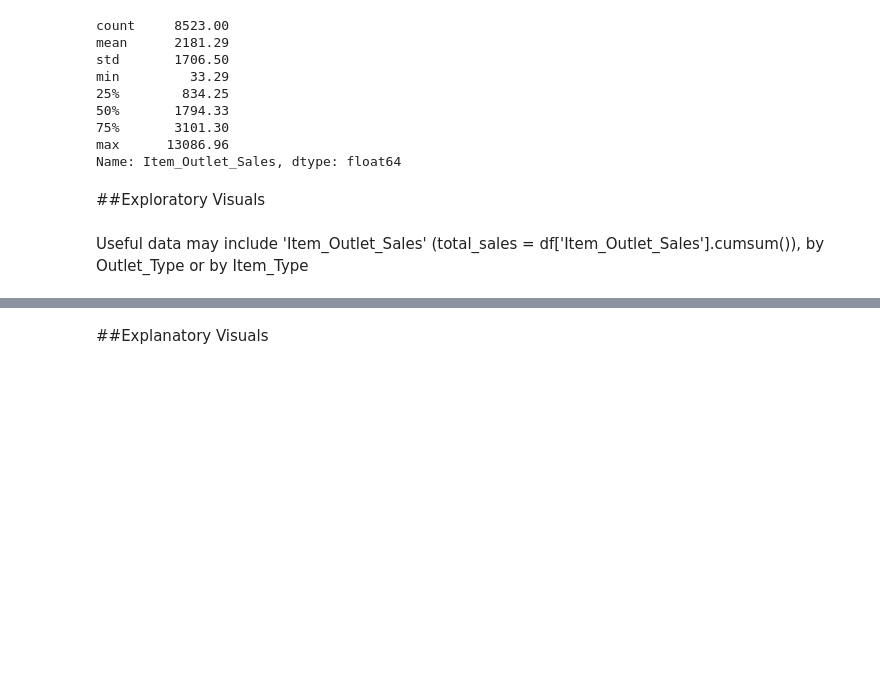
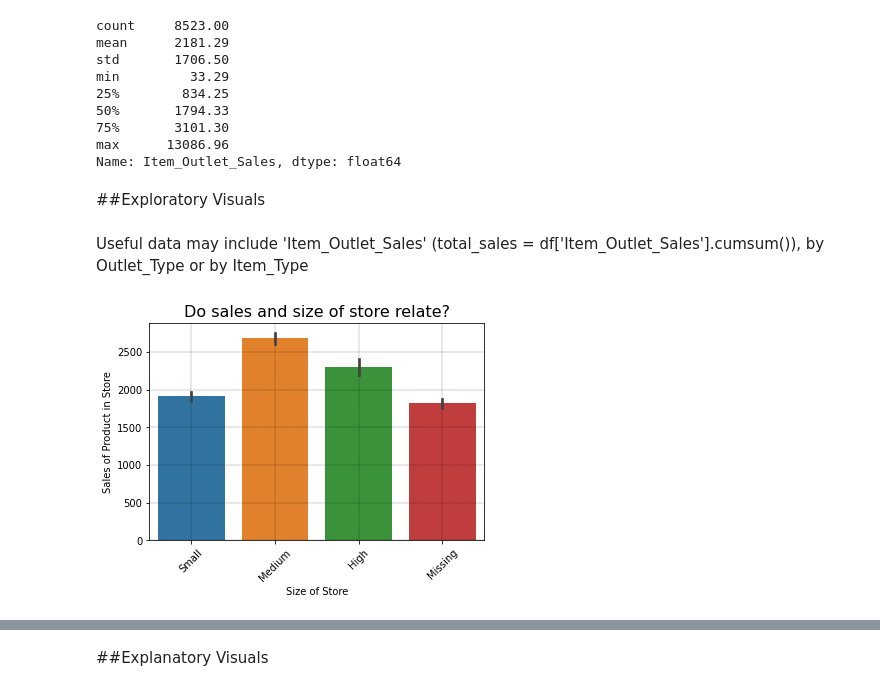
Before and after one commit to craiggossen/Projects, a Jupyter notebook: food_sales_predictions.ipynb, the cells around one changed output, grey strips where cells are left out. Saved outputs shown, nothing was run; the diff lists cells and outputs as text; code cells hidden in the pictures; blank space fills up the shorter version.

```diff
--- a/food_sales_predictions.ipynb
+++ b/food_sales_predictions.ipynb
@@ -284,3 +284,20 @@ Name: Item_Outlet_Sales, dtype: float64
 Useful data may include 'Item_Outlet_Sales' (total_sales = df['Item_Outlet_Sales'].cumsum()), by Outlet_Type or by Item_Type
 # %%
 total_sales = df['Item_Outlet_Sales'].cumsum()
+# %%
+plt.subplots(figsize=(6, 4))
+sns.barplot(data = df,
+            x = 'Outlet_Size',
+            y = 'Item_Outlet_Sales',
+            order = ['Small', 'Medium', 'High', 'Missing']
+            );
+
+plt.title('Do sales and size of store relate?', size = 16)
+plt.xlabel('Size of Store')
+plt.ylabel('Sales of Product in Store')
+plt.grid(color = 'k', linestyle = '--', linewidth = 0.25)
+plt.xticks(rotation = 45)
+
+plt.show()
+# %% [output]
+[figure, added]
```
Also changed, not shown: parts of 6 cells of this notebook.
